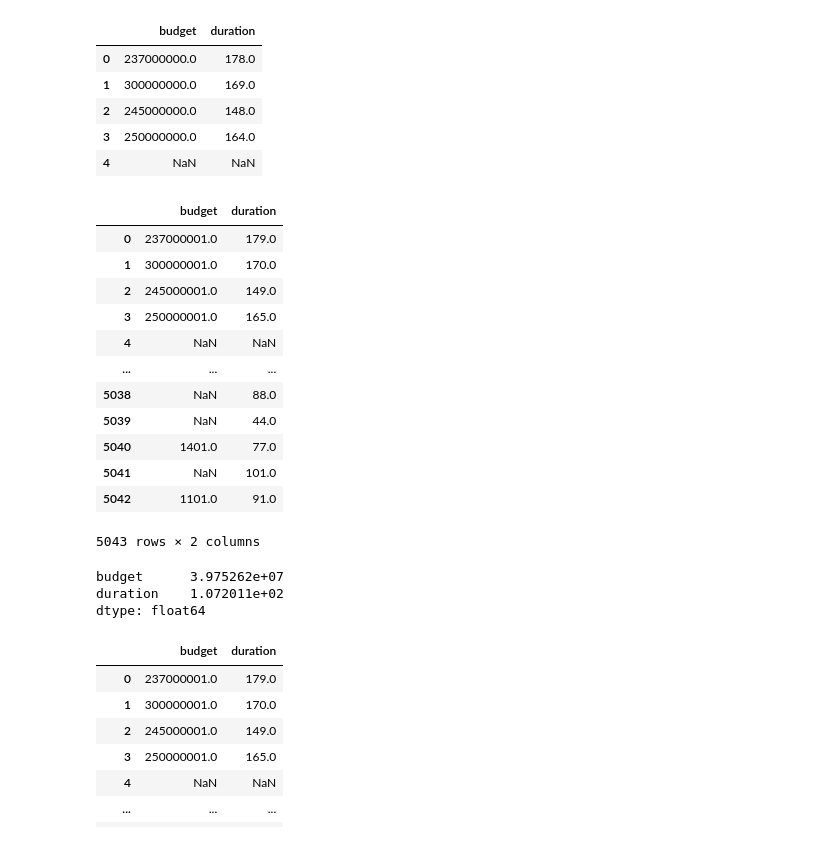
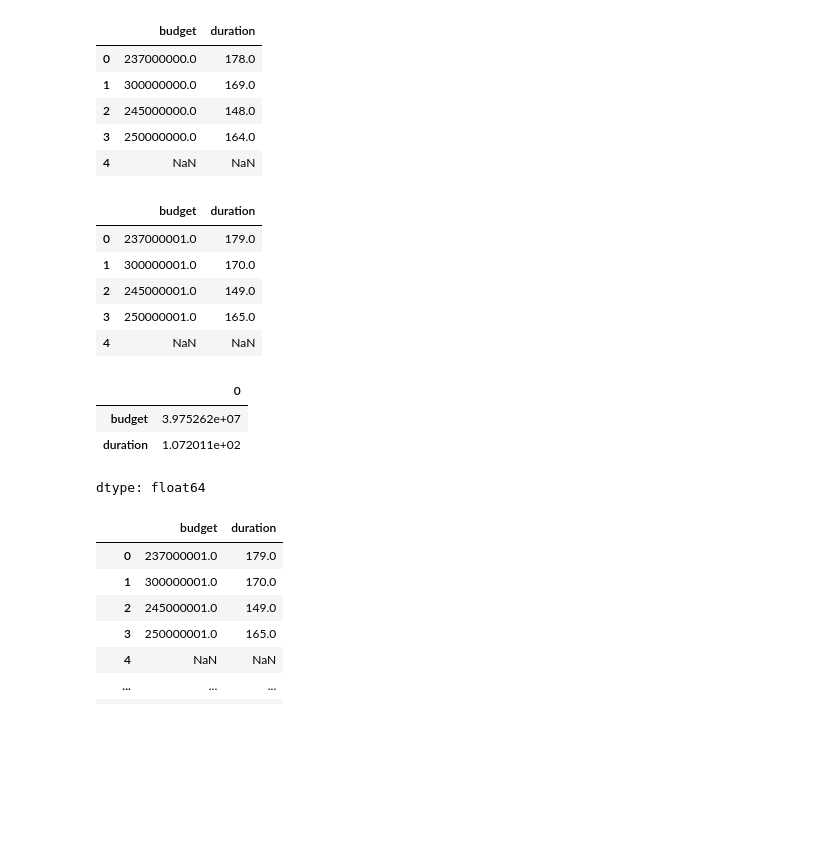
Before and after one commit to MinyaevAndrey/MYPETS, a Jupyter notebook: karpov_DS_ML_3_7_stepik_pandas_tricks.ipynb, the cells around one changed output. Saved outputs shown, nothing was run; the diff lists cells and outputs as text; code cells hidden in the pictures; blank space fills up the shorter version.

```diff
--- a/karpov_DS_ML_3_7_stepik_pandas_tricks.ipynb
+++ b/karpov_DS_ML_3_7_stepik_pandas_tricks.ipynb
@@ -18,5 +23,2 @@ Path to dataset files: /root/.cache/kagglehub/datasets/carolzhangdc/imdb-5000-mo
 # %% [markdown]
 **Step 3**
-# %%
-movie = pd.read_csv(path + '/' + 'movie_metadata.csv')
-movie.head()
@@ -92,26 +142,21 @@ budget.head()
 | 3 | 250000000.0 | 164.0 |
 | 4 | NaN | NaN |
 # %%
-budget.applymap(lambda x: x + 1) # применяет ф-цию к каждому значению датасета
+# применяет ф-цию к каждому значению датасета
+budget.applymap(lambda x: x + 1).head()
 # %% [output]
 |  | budget | duration |
 | 0 | 237000001.0 | 179.0 |
 | 1 | 300000001.0 | 170.0 |
 | 2 | 245000001.0 | 149.0 |
 | 3 | 250000001.0 | 165.0 |
 | 4 | NaN | NaN |
-| ... | ... | ... |
-| 5038 | NaN | 88.0 |
-| 5039 | NaN | 44.0 |
-| 5040 | 1401.0 | 77.0 |
-| 5041 | NaN | 101.0 |
-| 5042 | 1101.0 | 91.0 |
-5043 rows × 2 columns
 # %%
 budget.apply(np.mean, axis=0) # применяет функцию к колонке, или к строке
 # %% [output]
+|  | 0 |
+| budget | 3.975262e+07 |
+| duration | 1.072011e+02 |
-budget      3.975262e+07
-duration    1.072011e+02
 dtype: float64
 # %%
 budget.transform(lambda x: x + 1)
```
Also changed, not shown: parts of 11 cells of this notebook.
